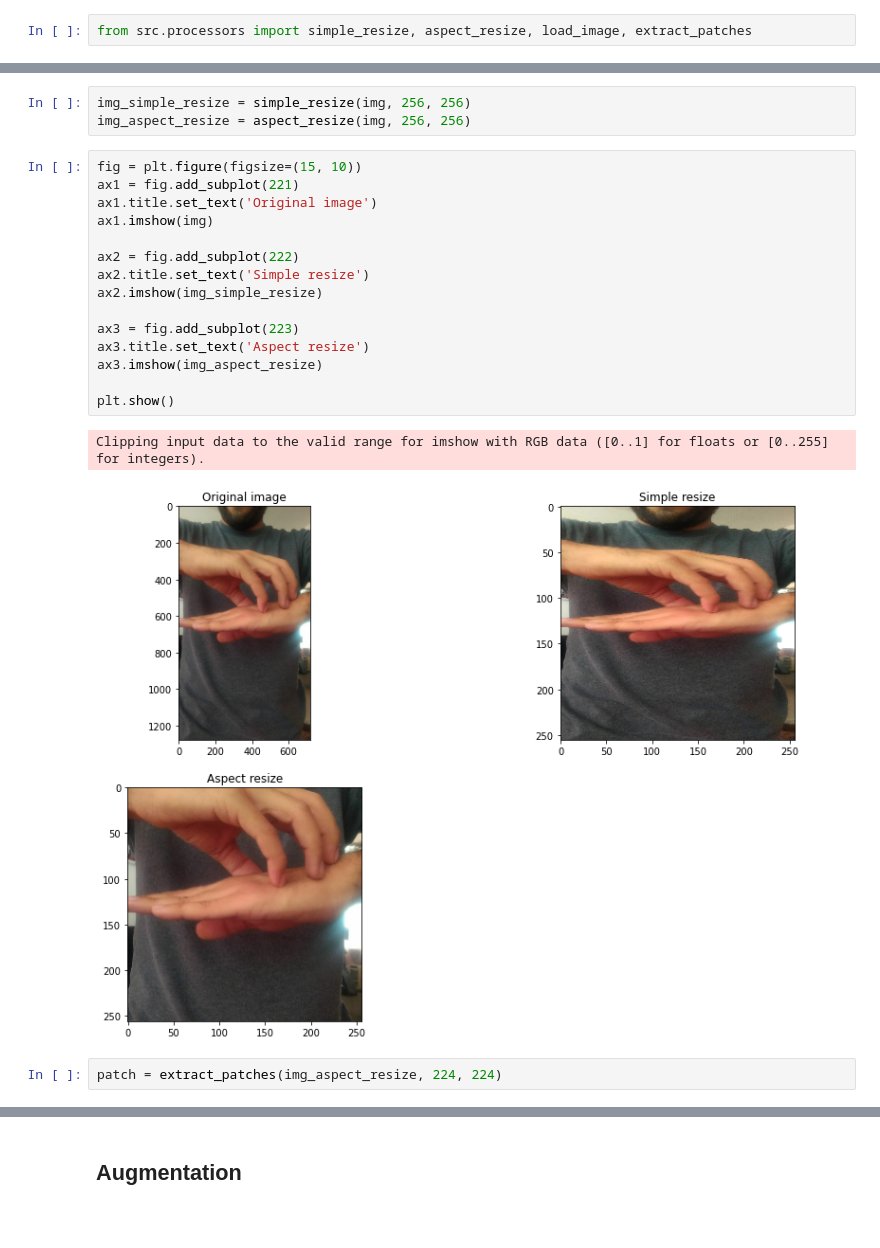
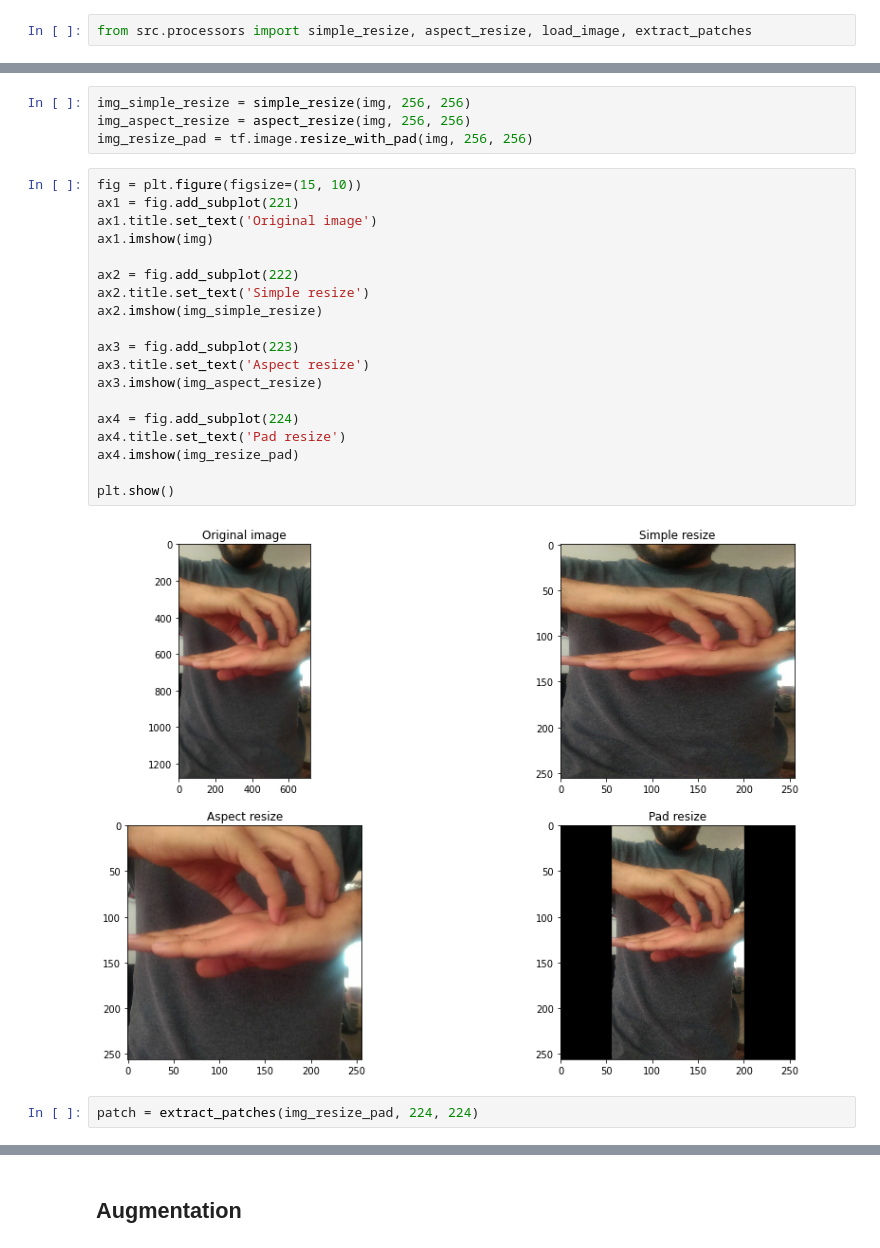
Before and after one commit to schalappe/kenyan_sign_language_classification, a Jupyter notebook: src/notebooks/Image processing.ipynb, the cells around one changed output, grey strips where cells are left out. Saved outputs shown, nothing was run; the diff lists cells and outputs as text; blank space fills up the shorter version.

```diff
--- a/src/notebooks/Image processing.ipynb
+++ b/src/notebooks/Image processing.ipynb
@@ -31,26 +31,30 @@ Metal device set to: Apple M1 Pro
 # %%
 img_simple_resize = simple_resize(img, 256, 256)
 img_aspect_resize = aspect_resize(img, 256, 256)
+img_resize_pad = tf.image.resize_with_pad(img, 256, 256)
 # %%
 fig = plt.figure(figsize=(15, 10))
 ax1 = fig.add_subplot(221)
 ax1.title.set_text('Original image')
 ax1.imshow(img)
 
 ax2 = fig.add_subplot(222)
 ax2.title.set_text('Simple resize')
 ax2.imshow(img_simple_resize)
 
 ax3 = fig.add_subplot(223)
 ax3.title.set_text('Aspect resize')
 ax3.imshow(img_aspect_resize)
 
+ax4 = fig.add_subplot(224)
+ax4.title.set_text('Pad resize')
+ax4.imshow(img_resize_pad)
+
 plt.show()
 # %% [output]
-Clipping input data to the valid range for imshow with RGB data ([0..1] for floats or [0..255] for integers).
-[figure, old version]
+[figure, new version]
 # %%
-patch = extract_patches(img_aspect_resize, 224, 224)
+patch = extract_patches(img_resize_pad, 224, 224)
 # %%
 plt.imshow(patch)
 plt.show()
```
Also changed, not shown: parts of 8 cells of this notebook, 18 other files.
